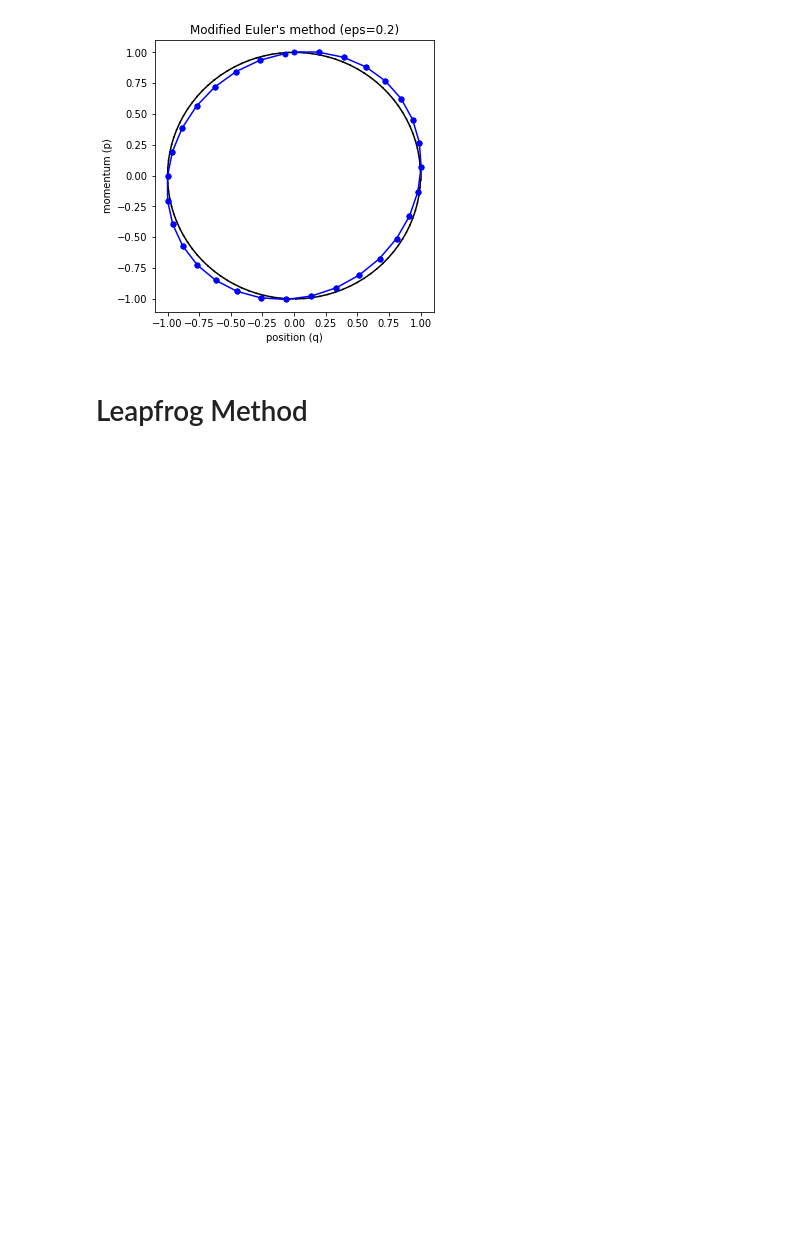
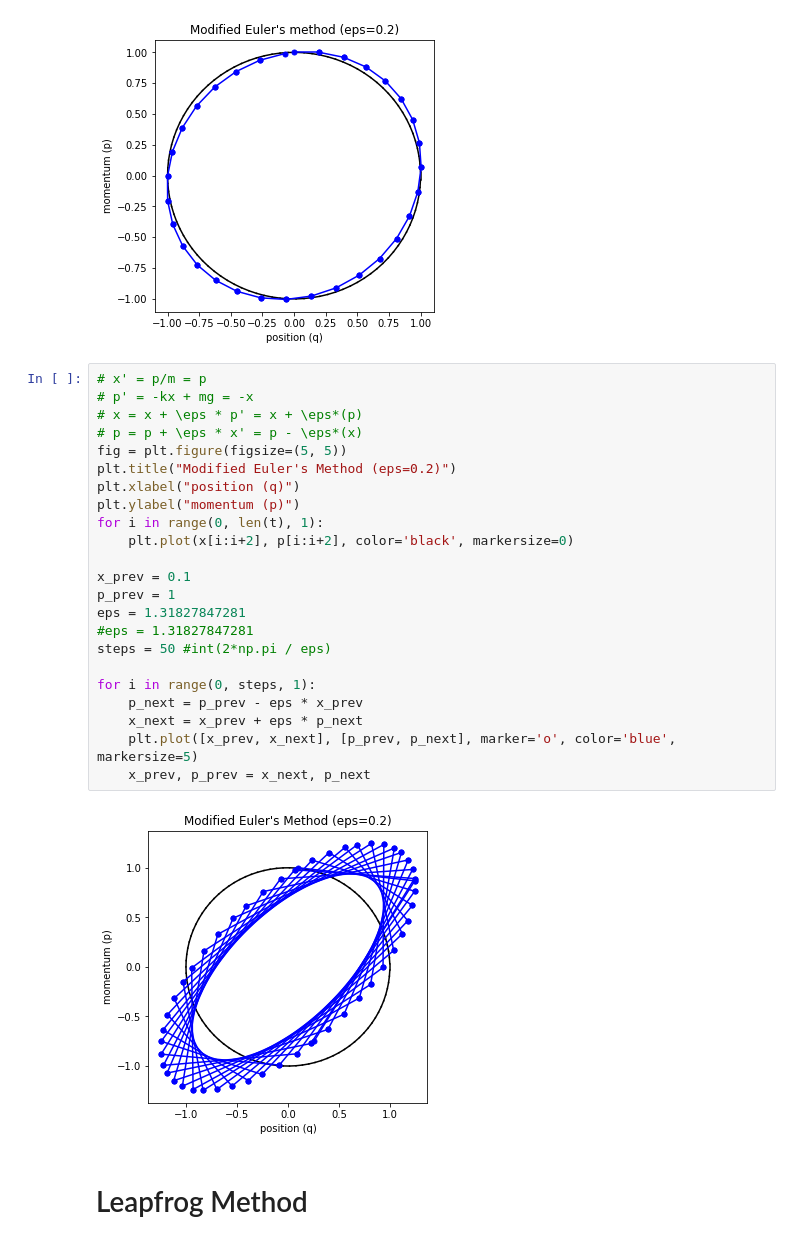
Before and after one commit to bjlkeng/sandbox, a Jupyter notebook: hmc/example4-leapfrog.ipynb, the cells around one changed output. Cells and saved outputs as stored; diff of their text form; blank space fills up the shorter version.

```diff
--- a/hmc/example4-leapfrog.ipynb
+++ b/hmc/example4-leapfrog.ipynb
@@ -96,6 +96,31 @@ for i in range(0, steps, 1):
     x_prev, p_prev = x_next, p_next
 # %% [output]
 [figure]
+# %%
+# x' = p/m = p
+# p' = -kx + mg = -x
+# x = x + \eps * p' = x + \eps*(p)
+# p = p + \eps * x' = p - \eps*(x)
+fig = plt.figure(figsize=(5, 5))
+plt.title("Modified Euler's Method (eps=0.2)")
+plt.xlabel("position (q)")
+plt.ylabel("momentum (p)")
+for i in range(0, len(t), 1):
+    plt.plot(x[i:i+2], p[i:i+2], color='black', markersize=0)
+
+x_prev = 0.1
+p_prev = 1
+eps = 1.31827847281
+#eps = 1.31827847281
+steps = 50 #int(2*np.pi / eps)
+
+for i in range(0, steps, 1):
+    p_next = p_prev - eps * x_prev
+    x_next = x_prev + eps * p_next
+    plt.plot([x_prev, x_next], [p_prev, p_next], marker='o', color='blue', markersize=5)
+    x_prev, p_prev = x_next, p_next
+# %% [output]
+[figure, added]
 # %% [markdown]
 # Leapfrog Method
 # %%
```
Also changed, not shown: parts of 2 cells of this notebook, 1 other file.
